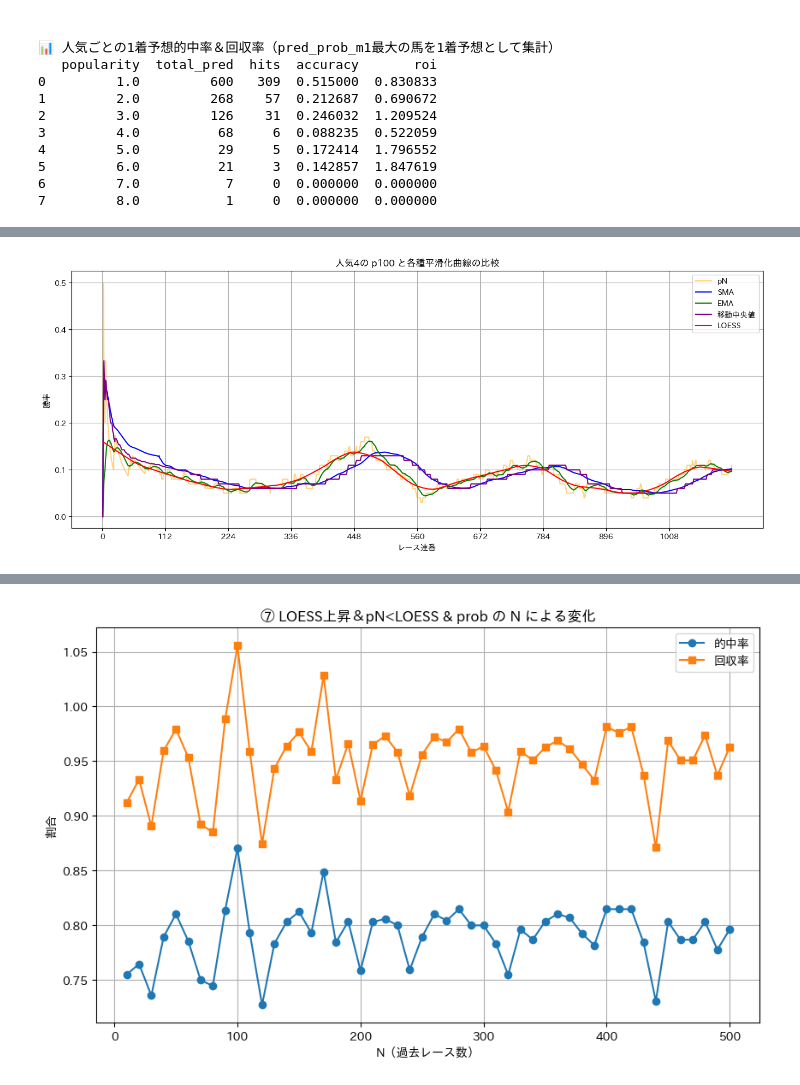
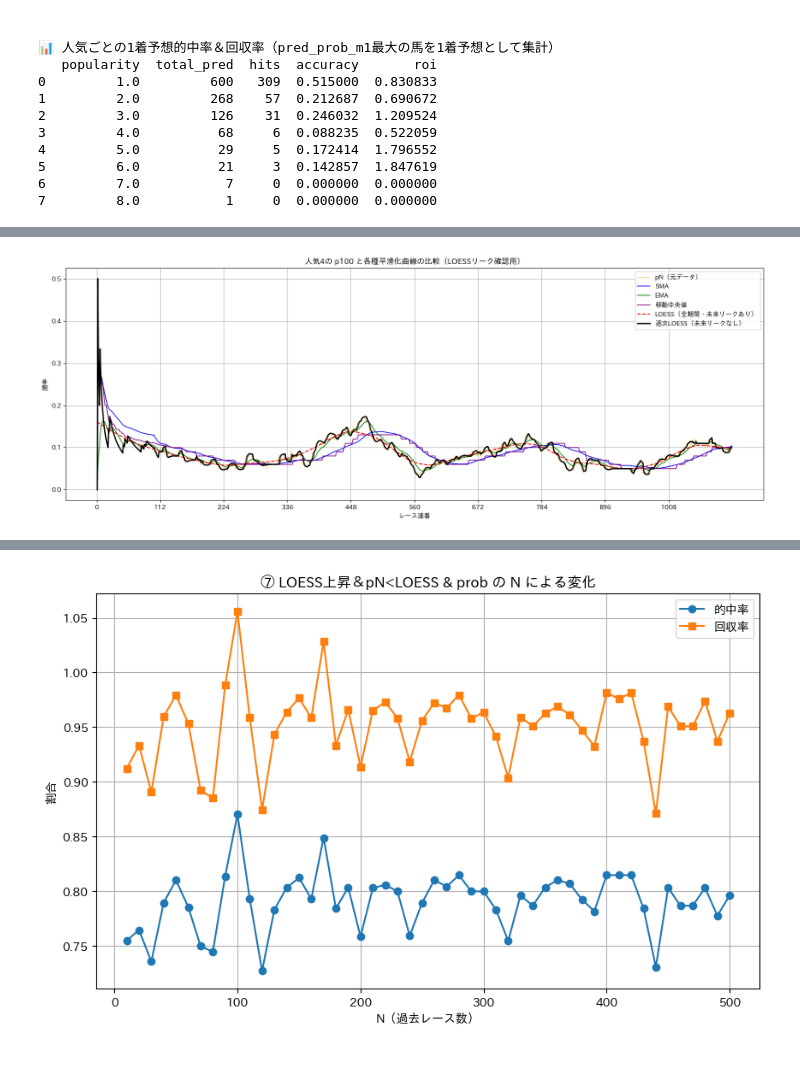
Before and after one commit to anniereon/keiba_ml, a Jupyter notebook: 上位に入る確率を予想して的中率や回収率の改善に繋げたい.ipynb, the cells around one changed output, grey strips where cells are left out. Saved outputs shown, nothing was run; the diff lists cells and outputs as text; code cells hidden in the pictures.

```diff
--- a/上位に入る確率を予想して的中率や回収率の改善に繋げたい.ipynb
+++ b/上位に入る確率を予想して的中率や回収率の改善に繋げたい.ipynb
@@ -422,6 +422,26 @@ import numpy as np
 import pandas as pd
 import matplotlib.pyplot as plt
 from statsmodels.nonparametric.smoothers_lowess import lowess
+from tqdm import tqdm
+
+# --- 未来リークなしLOESS関数（逐次LOESS） ---
+def rolling_loess(y, frac=0.1, window=200):
+    """
+    過去データのみを使った逐次LOESS（擬似LOESS）を計算する関数。
+    """
+    n = len(y)
+    loess_seq = np.full(n, np.nan)
+    for i in tqdm(range(n), desc="逐次LOESS計算中"):
+        start = max(0, i - window)
+        y_sub = y[start:i + 1]
+        x_sub = np.arange(len(y_sub))
+        if len(y_sub) < 5:
+            loess_seq[i] = y_sub[-1]
+            continue
+        smoothed = lowess(y_sub, x_sub, frac=frac, return_sorted=False)
+        loess_seq[i] = smoothed[-1]
+    return loess_seq
+
 
 # --- 対象人気を指定 ---
 target_popularity = 4
@@ -430,47 +450,52 @@ df_plot['is_win'] = (df_plot['finish_rank'] == 1).astype(int)
 
 # --- p100 / pN 計算 ---
 WINDOW_LONG = 60
-N = 100 # 10,20,50,100
+N = 100
 df_plot['p100'] = df_plot['is_win'].rolling(WINDOW_LONG, min_periods=1).mean().shift(1)
 df_plot['pN'] = df_plot['is_win'].rolling(N, min_periods=1).mean().shift(1)
 
 # --- 移動平均 (SMA) ---
 df_plot['pN_SMA'] = df_plot['pN'].rolling(N, min_periods=1).mean()
 
 # --- 指数移動平均 (EMA) ---
-EMA_SPAN = 20  # 半減期的なスパン
+EMA_SPAN = 20
 df_plot['pN_EMA'] = df_plot['pN'].ewm(span=EMA_SPAN, adjust=False).mean()
 
 # --- 移動中央値 ---
 df_plot['pN_median'] = df_plot['pN'].rolling(N, min_periods=1).median()
 
-# --- LOESS（局所回帰） ---
-frac = 0.1  # データ全体に対する窓の比率。小さいほど滑らか
-loess_result = lowess(df_plot['pN'], np.arange(len(df_plot)), frac=frac, return_sorted=False)
-df_plot['pN_LOESS'] = loess_result
+# --- 通常LOESS（全データ使用・リークあり） ---
+frac = 0.1
+df_plot['pN_LOESS_leaky'] = lowess(df_plot['pN'], np.arange(len(df_plot)), frac=frac, return_sorted=False)
+
+# --- 未来リークなしLOESS（擬似LOESS） ---
+window = 200
+df_plot['pN_LOESS_no_leak'] = rolling_loess(df_plot['pN'].values, frac=frac, window=window)
 
 # --- グラフ作成 ---
 plt.figure(figsize=(16, 6))
 x = np.arange(len(df_plot))
 
-plt.plot(x, df_plot['pN'], label='pN', color='orange', alpha=0.5)
-plt.plot(x, df_plot['pN_SMA'], label='SMA', color='blue')
-plt.plot(x, df_plot['pN_EMA'], label='EMA', color='green')
-plt.plot(x, df_plot['pN_median'], label='移動中央値', color='purple')
-plt.plot(x, df_plot['pN_LOESS'], label='LOESS', color='red')
+plt.plot(x, df_plot['pN'], label='pN（元データ）', color='orange', alpha=0.4)
+plt.plot(x, df_plot['pN_SMA'], label='SMA', color='blue', linewidth=1.2)
+plt.plot(x, df_plot['pN_EMA'], label='EMA', color='green', linewidth=1.2)
+plt.plot(x, df_plot['pN_median'], label='移動中央値', color='purple', linewidth=1.2)
+plt.plot(x, df_plot['pN_LOESS_leaky'], label='LOESS（全期間・未来リークあり）', color='red', linestyle='--')
+plt.plot(x, df_plot['pN_LOESS_no_leak'], label='逐次LOESS（未来リークなし）', color='black', linewidth=2)
 
 # 横軸の目盛りは一定間隔
 step = max(1, len(x)//10)
 plt.xticks(ticks=np.arange(0, len(x), step))
 
 plt.xlabel('レース連番')
 plt.ylabel('勝率')
-plt.title(f'人気{target_popularity}の p{N} と各種平滑化曲線の比較')
+plt.title(f'人気{target_popularity}の p{N} と各種平滑化曲線の比較（LOESSリーク確認用）')
 plt.legend()
 plt.grid(True)
+plt.tight_layout()
 plt.show()
 # %% [output]
-[figure, old version]
+[figure, new version]
 # %%
 import pandas as pd
 import numpy as np
```
Also changed, not shown: parts of 4 cells of this notebook.
